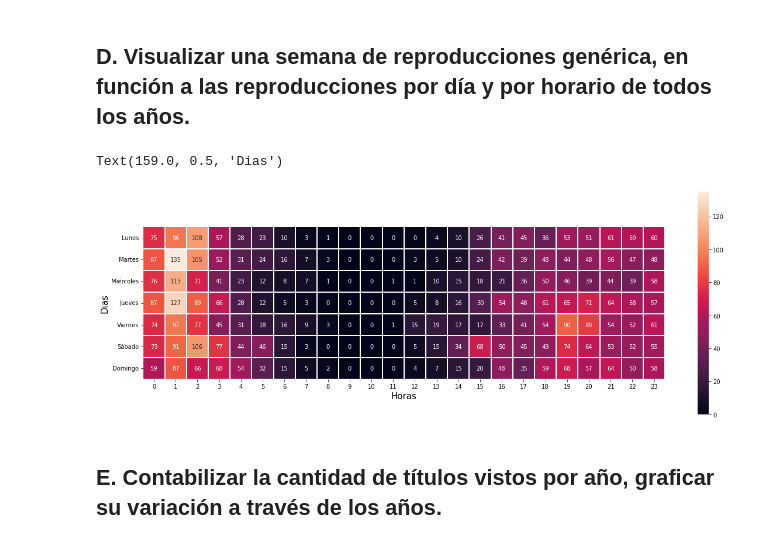
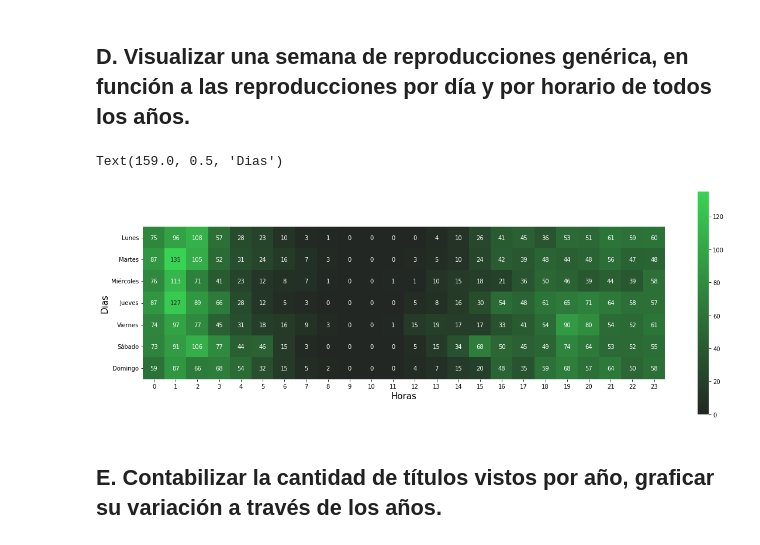
Before and after one commit to MatiasBlanco0/Trabajo-Practico-Netflix, a Jupyter notebook: Trabajo_Practico_Netflix.ipynb, the cells around one changed output. Saved outputs shown, nothing was run; the diff lists cells and outputs as text; code cells hidden in the pictures.

```diff
--- a/Trabajo_Practico_Netflix.ipynb
+++ b/Trabajo_Practico_Netflix.ipynb
@@ -211,12 +209,12 @@ for dia in range(0,7):
     titulosPorDia[dia][hora] = sum(peliculasYSeries[(peliculasYSeries['Start Time'].dt.dayofweek == dia) & (peliculasYSeries['Start Time'].dt.hour == hora)]['Title'].value_counts().to_list())
 # %%
 plt.figure(figsize=(20,7))
-sns.heatmap(titulosPorDia, annot=True, fmt="d", square=True, yticklabels=["Lunes", "Martes", "Miércoles", "Jueves", "Viernes", "Sábado", "Domingo"], linewidths=1)
+sns.heatmap(titulosPorDia, annot=True, fmt="d", square=True, yticklabels=["Lunes", "Martes", "Miércoles", "Jueves", "Viernes", "Sábado", "Domingo"], cmap=sns.color_palette("dark:#39d353", as_cmap=True))
 plt.xlabel("Horas", fontsize=15)
 plt.ylabel("Dias", fontsize=15)
 # %% [output]
 Text(159.0, 0.5, 'Dias')
-[figure, old version]
+[figure, new version]
 # %% [markdown]
 ## E. Contabilizar la cantidad de títulos vistos por año, graficar su variación a través de los años.
 # %%
```
Also changed, not shown: parts of 4 cells of this notebook.
